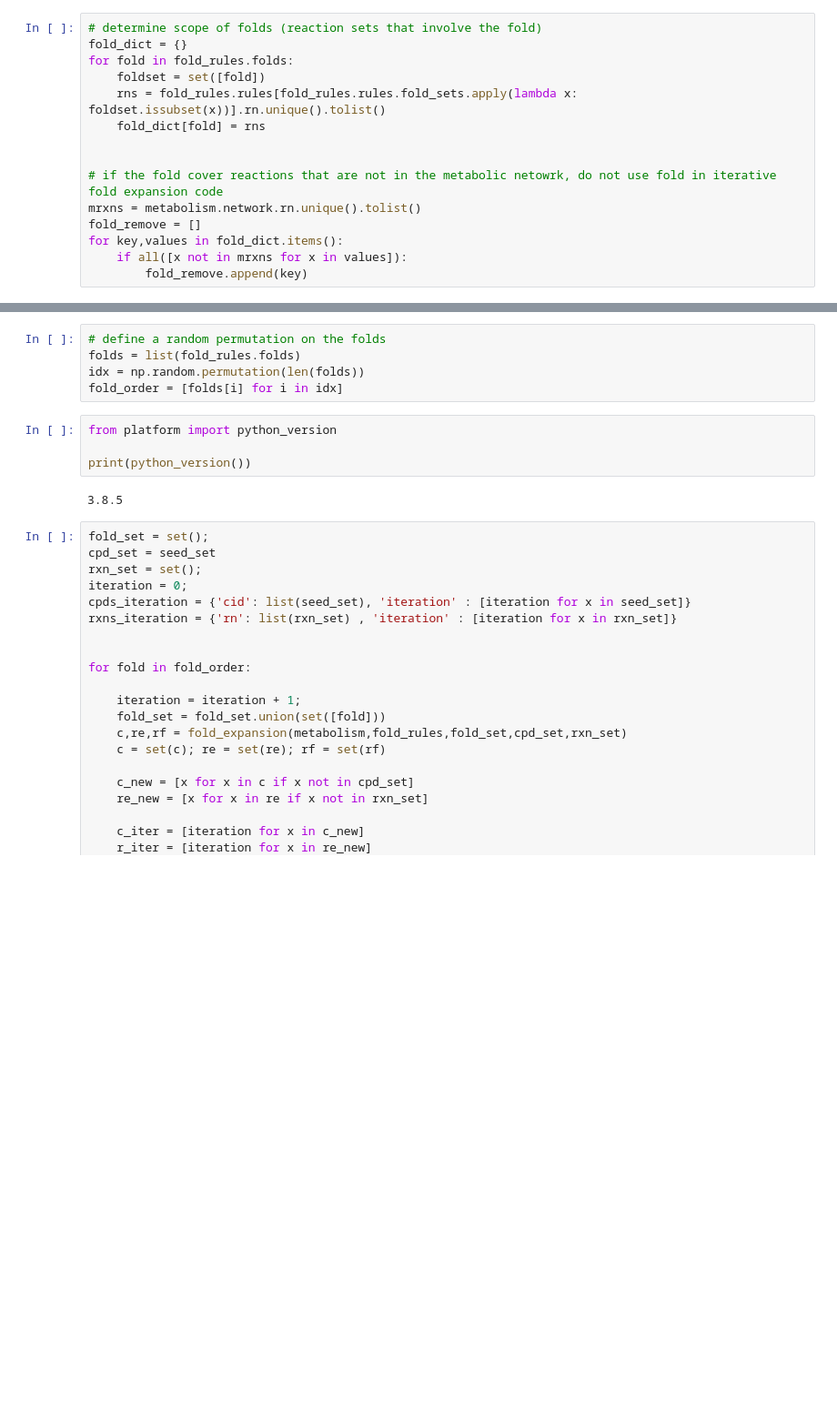
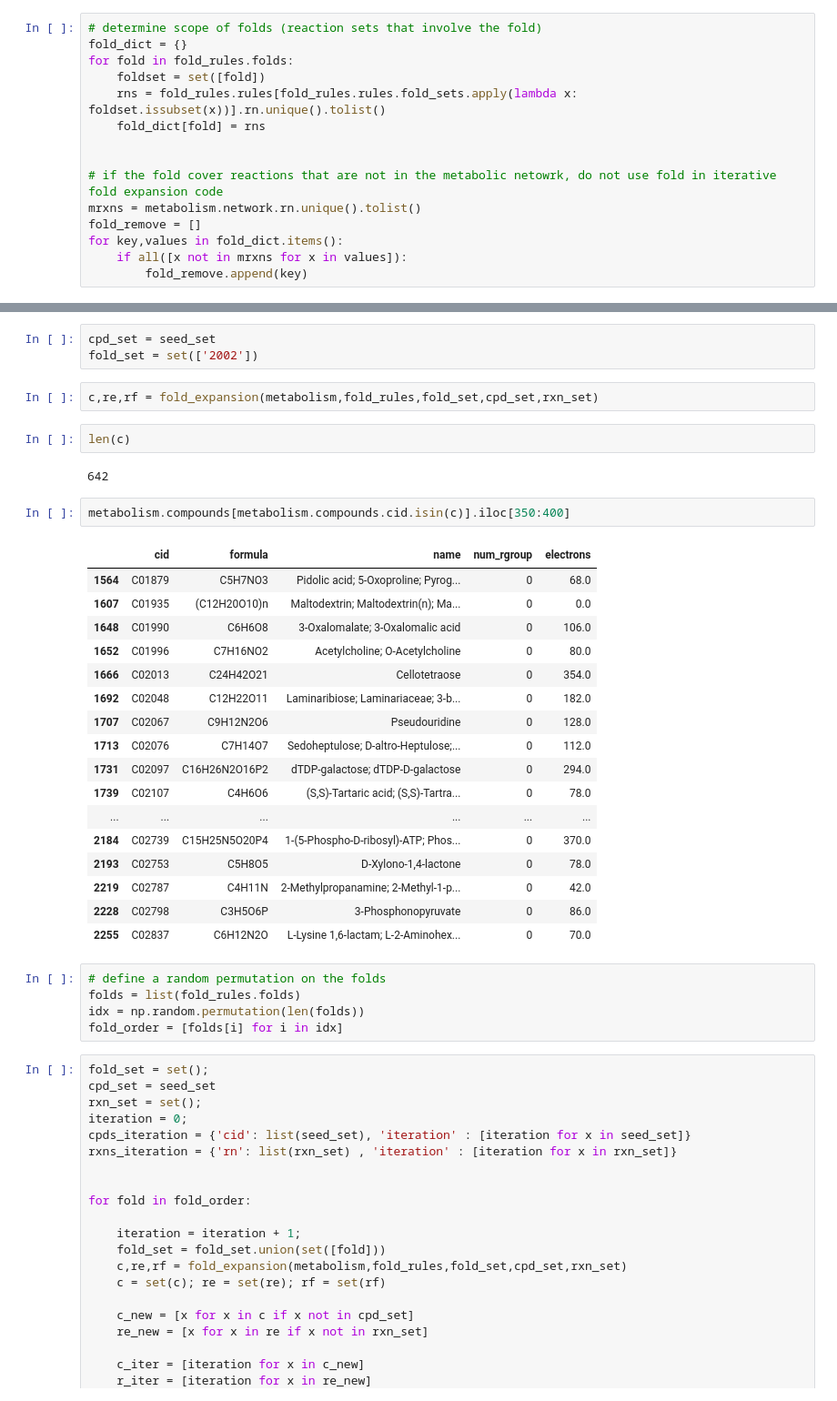
Before and after one commit to jgoldford/networkExpansionPy, a Jupyter notebook: examples/fold_expansion_07Feb20201.scratch.ipynb, the cells around one changed output, grey strips where cells are left out. Shown at 91% size. Drawn from its saved outputs; the diff is of its cells as text; blank space fills up the shorter version.

```diff
--- a/examples/fold_expansion_07Feb20201.scratch.ipynb
+++ b/examples/fold_expansion_07Feb20201.scratch.ipynb
@@ -46,14 +51,37 @@ fold_rules.removeFolds(fold_remove)
+# %%
+cpd_set = seed_set
+fold_set = set(['2002'])
+# %%
+c,re,rf = fold_expansion(metabolism,fold_rules,fold_set,cpd_set,rxn_set)
+# %%
+len(c)
+# %% [output]
+642
+# %%
+metabolism.compounds[metabolism.compounds.cid.isin(c)].iloc[350:400]
+# %% [output]
+|  | cid | formula | name | num_rgroup | electrons |
+| 1564 | C01879 | C5H7NO3 | Pidolic acid; 5-Oxoproline; Pyrog... | 0 | 68.0 |
+| 1607 | C01935 | (C12H20O10)n | Maltodextrin; Maltodextrin(n); Ma... | 0 | 0.0 |
+| 1648 | C01990 | C6H6O8 | 3-Oxalomalate; 3-Oxalomalic acid | 0 | 106.0 |
+| 1652 | C01996 | C7H16NO2 | Acetylcholine; O-Acetylcholine | 0 | 80.0 |
+| 1666 | C02013 | C24H42O21 | Cellotetraose | 0 | 354.0 |
+| 1692 | C02048 | C12H22O11 | Laminaribiose; Laminariaceae; 3-b... | 0 | 182.0 |
+| 1707 | C02067 | C9H12N2O6 | Pseudouridine | 0 | 128.0 |
+| 1713 | C02076 | C7H14O7 | Sedoheptulose; D-altro-Heptulose;... | 0 | 112.0 |
+| 1731 | C02097 | C16H26N2O16P2 | dTDP-galactose; dTDP-D-galactose | 0 | 294.0 |
+| 1739 | C02107 | C4H6O6 | (S,S)-Tartaric acid; (S,S)-Tartra... | 0 | 78.0 |
+| ... | ... | ... | ... | ... | ... |
+| 2184 | C02739 | C15H25N5O20P4 | 1-(5-Phospho-D-ribosyl)-ATP; Phos... | 0 | 370.0 |
+| 2193 | C02753 | C5H8O5 | D-Xylono-1,4-lactone | 0 | 78.0 |
+| 2219 | C02787 | C4H11N | 2-Methylpropanamine; 2-Methyl-1-p... | 0 | 42.0 |
+| 2228 | C02798 | C3H5O6P | 3-Phosphonopyruvate | 0 | 86.0 |
+| 2255 | C02837 | C6H12N2O | L-Lysine 1,6-lactam; L-2-Aminohex... | 0 | 70.0 |
 # %%
 # define a random permutation on the folds
 folds = list(fold_rules.folds)
 idx = np.random.permutation(len(folds))
 fold_order = [folds[i] for i in idx]
-# %%
-from platform import python_version
-
-print(python_version())
-# %% [output]
-3.8.5
 # %%
 fold_set = set();
 cpd_set = seed_set
```
Also changed, not shown: parts of 4 cells of this notebook, 30 other files.
